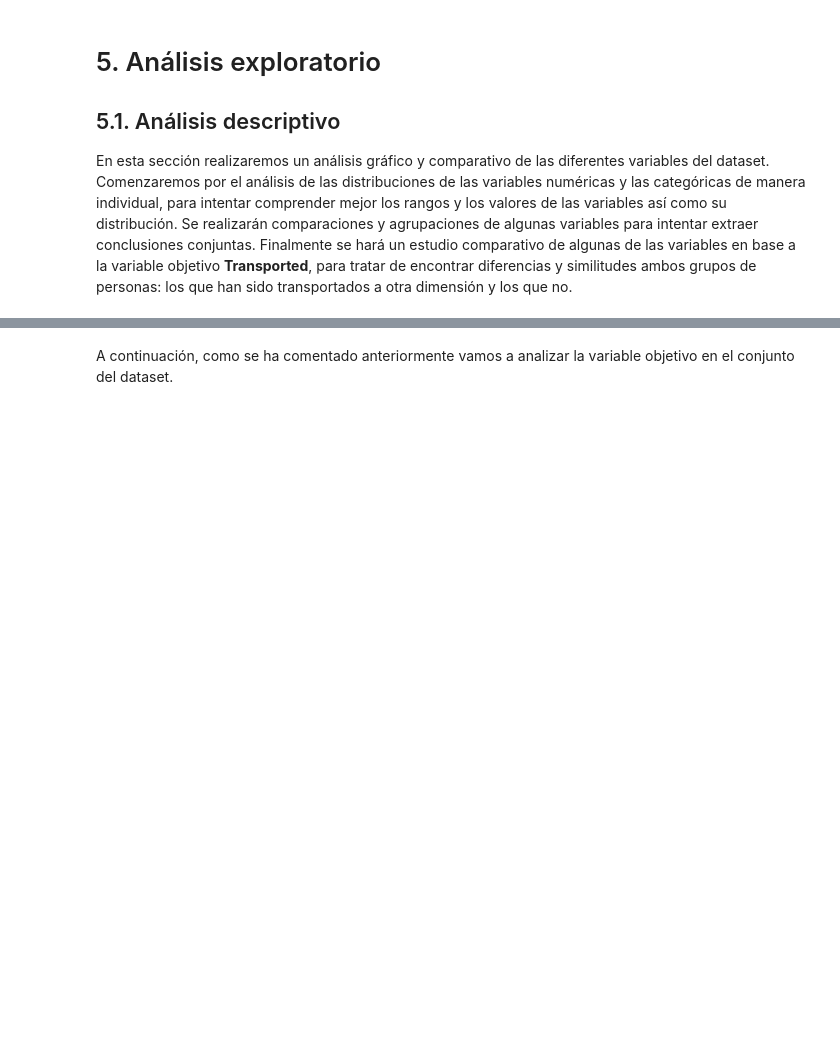
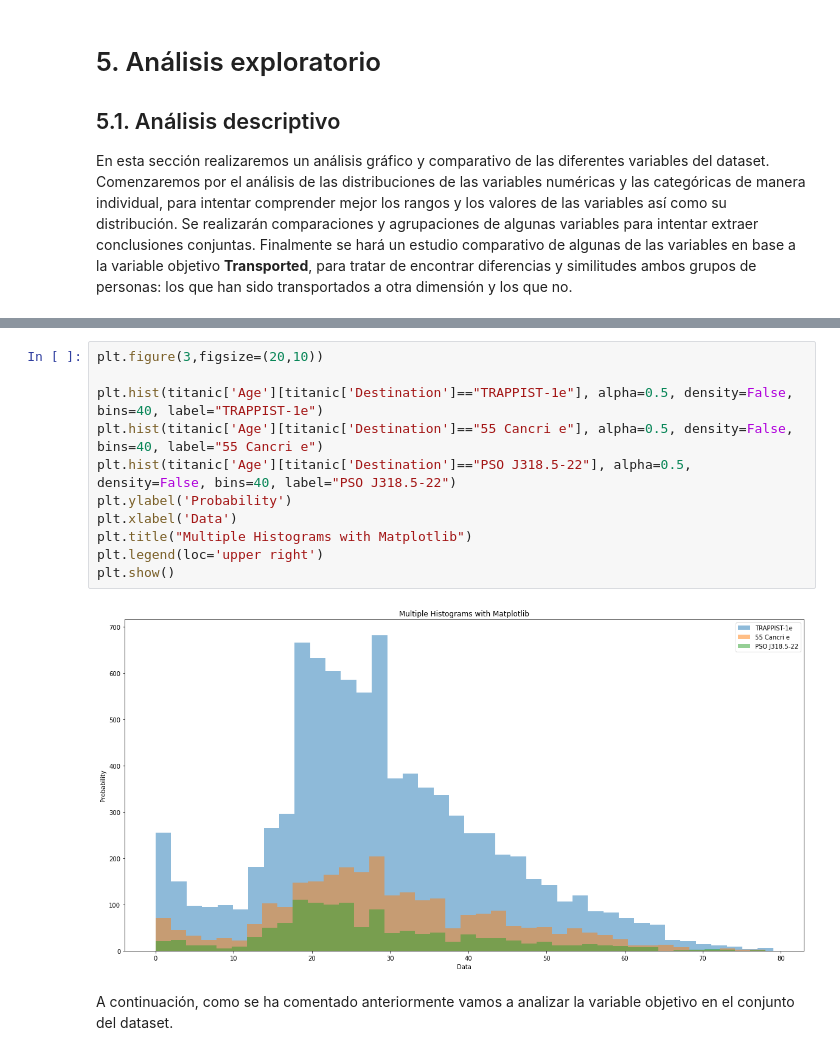
Before and after one commit to aliciacg7/spaceship-titanic-eda, a Jupyter notebook: spaceship-eda.ipynb, the cells around one changed output, grey strips where cells are left out. Drawn from its saved outputs; the diff is of its cells as text; blank space fills up the shorter version.

```diff
--- a/spaceship-eda.ipynb
+++ b/spaceship-eda.ipynb
@@ -253,3 +313,16 @@ Name: HomePlanet, dtype: int64
+# %%
+plt.figure(3,figsize=(20,10))
+
+plt.hist(titanic['Age'][titanic['Destination']=="TRAPPIST-1e"], alpha=0.5, density=False, bins=40, label="TRAPPIST-1e")
+plt.hist(titanic['Age'][titanic['Destination']=="55 Cancri e"], alpha=0.5, density=False, bins=40, label="55 Cancri e")
+plt.hist(titanic['Age'][titanic['Destination']=="PSO J318.5-22"], alpha=0.5, density=False, bins=40, label="PSO J318.5-22")
+plt.ylabel('Probability')
+plt.xlabel('Data')
+plt.title("Multiple Histograms with Matplotlib")
+plt.legend(loc='upper right')
+plt.show()
+# %% [output]
+[figure, added]
 # %% [markdown]
 A continuación, como se ha comentado anteriormente vamos a analizar la variable objetivo en el conjunto del dataset.
 # %%
```
Also changed, not shown: parts of 17 cells of this notebook.
